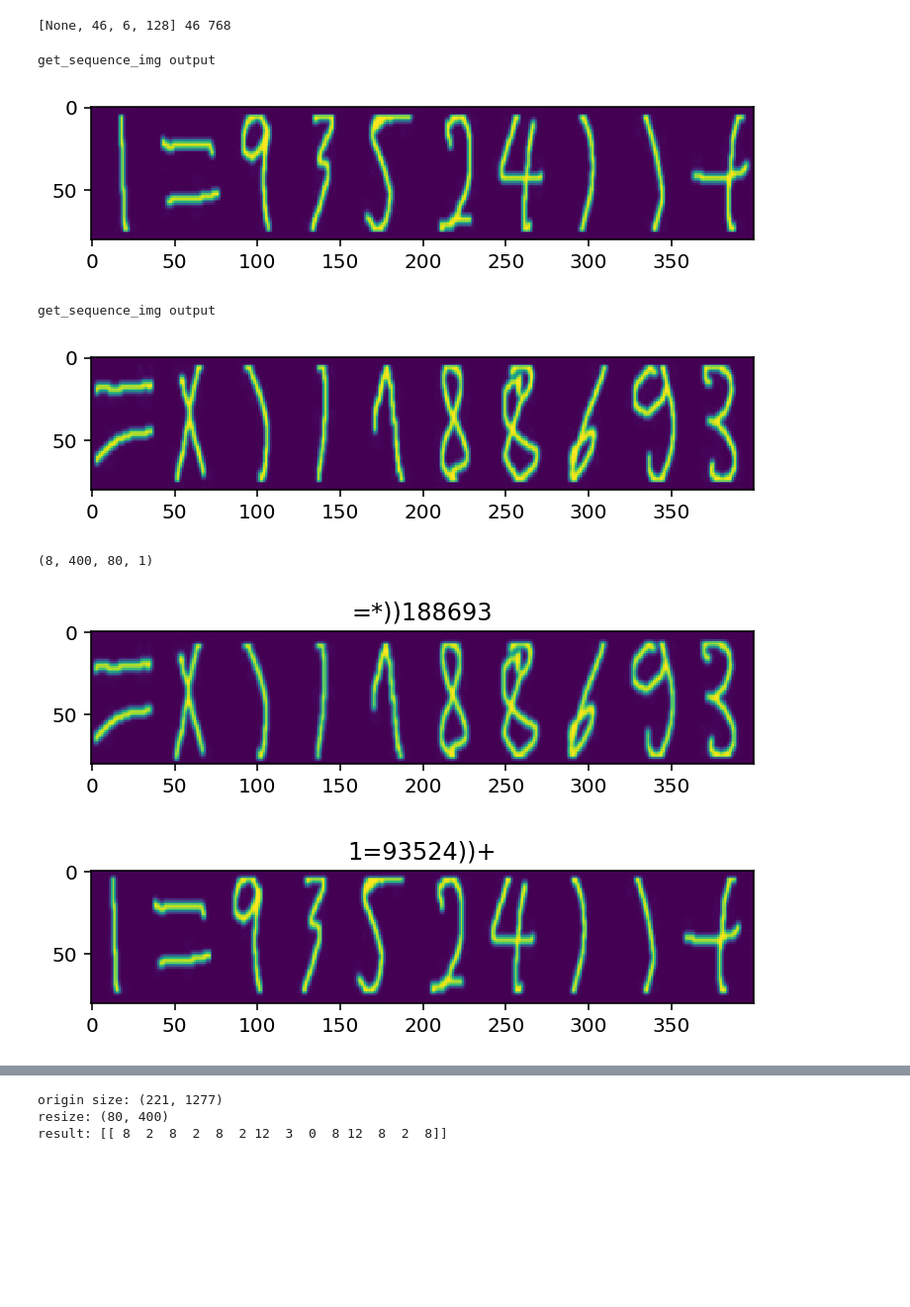
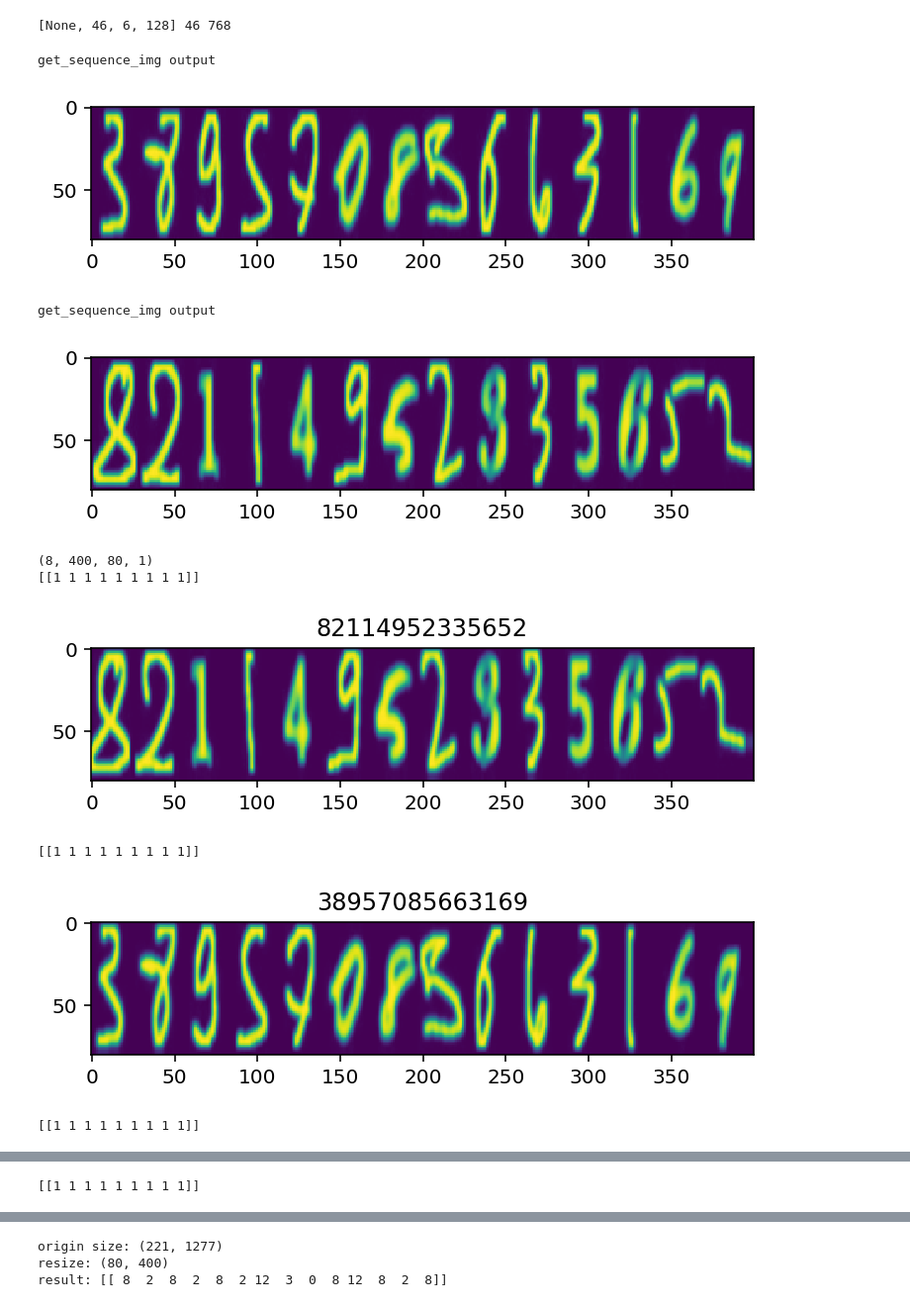
Before and after one commit to lianxiaolei/sequence-recognition, a Jupyter notebook: notebook/crnn.ipynb, the cells around one changed output, grey strips where cells are left out. Shown at 99% size. Cells and saved outputs as stored; diff of their text form; code cells hidden in the pictures; blank space fills up the shorter version.

```diff
--- a/notebook/crnn.ipynb
+++ b/notebook/crnn.ipynb
@@ -16,5 +18,5 @@ import skimage
 # %%
-characters = '0123456789+-*/=()'
+characters = '0123456789'
 width, height, n_len, n_class = 400, 80, 14, len(characters) + 1
 # %%
 from keras import backend as K
@@ -114,7 +116,7 @@ def generate():
     cs = [random.choice(ds) if x % 2 == 0 else random.choice(os) for x in range(5)]
     return random.choice(ts).format(*cs)
 
-def get_img_by_char(char, base_path='./pre_ocr'):
+def get_img_by_char(char, base_path='/Users/imperatore/PycharmProjects/question-recognition/dataset/nums'):
     """
     get a img by giving char
     :param char:
@@ -182,20 +194,27 @@ def gen(batch_size=128, gene=4):
 # %%
 (X_vis, y_vis, input_length_vis, label_length_vis), _ = next(gen(2))
 # print(X_vis.shape, y_vis, input_length_vis, label_length_vis)
 print(X_vis.shape)
 
 for i in range(X_vis.shape[0]):
+    shape = y_pred[:,2:,:].shape
+    ctc_decode = K.ctc_decode(y_pred[:,2:,:], input_length=np.ones(y_pred.shape[0])*rnn_length)[0][0]
+    out = K.get_value(ctc_decode)[:, :]
+    print(out)
     tmp = X_vis[i].transpose(1, 0, 2)
     tmp = tmp[:, :, 0]
 
     plt.imshow(tmp)
     plt.title(''.join([characters[i] for i in y_vis[i]]))
     plt.show()
 # %% [output]
 get_sequence_img output
-[figure, old version]
+[figure, new version]
 get_sequence_img output
-[figure, old version]
+[figure, new version]
 (8, 400, 80, 1)
+[[1 1 1 1 1 1 1 1 1]]
-[figure, old version]
+[figure, new version]
+[[1 1 1 1 1 1 1 1 1]]
-[figure, old version]
+[figure, new version]
+[[1 1 1 1 1 1 1 1 1]]
@@ -202,0 +222 @@ get_sequence_img output
+[[1 1 1 1 1 1 1 1 1]]
```
Also changed, not shown: parts of 7 cells of this notebook, 7 other files.
